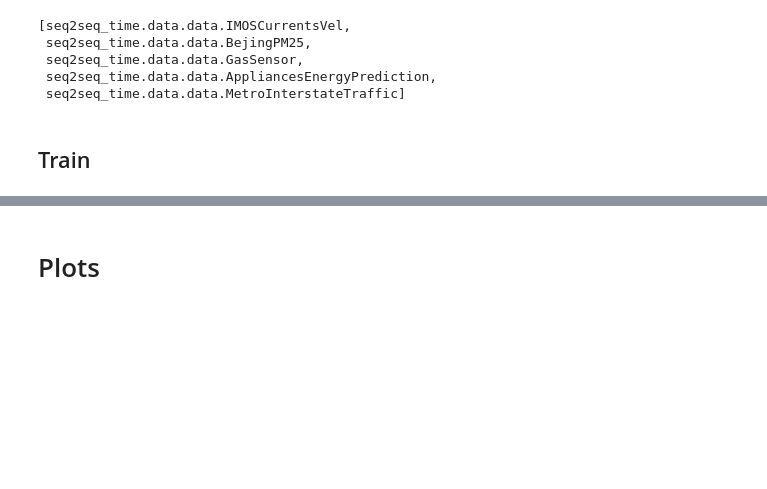
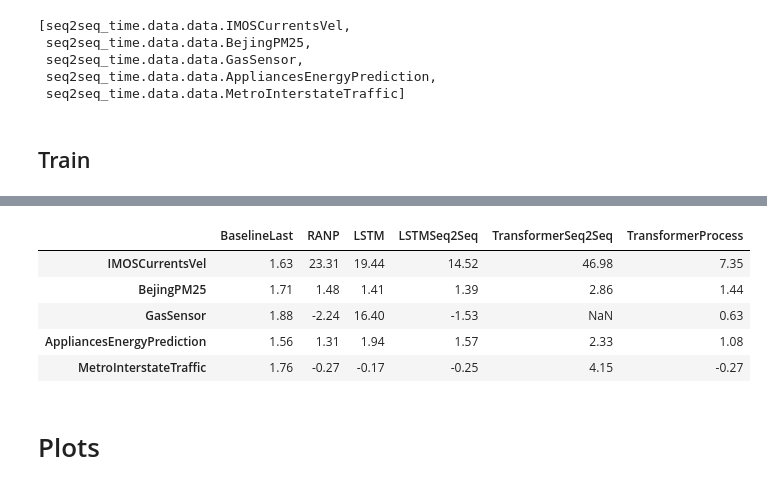
Before and after one commit to wassname/seq2seq-time, a Jupyter notebook: notebooks/05.0-mc-leaderboard.ipynb, the cells around one changed output, grey strips where cells are left out. Cells and saved outputs as stored; diff of their text form; code cells hidden in the pictures; blank space fills up the shorter version.

```diff
--- a/notebooks/05.0-mc-leaderboard.ipynb
+++ b/notebooks/05.0-mc-leaderboard.ipynb
@@ -284,3 +284,14 @@ from collections import defaultdict
 results = defaultdict(dict)
 # %%
 from seq2seq_time.metrics import rmse, smape
+# %%
+for Dataset in datasets:
+    dataset_name = Dataset.__name__
+    dataset = Dataset(datasets_root)
+    ds_train, ds_test = dataset.to_datasets(window_past=window_past,
+                                            window_future=window_future)
+
+    # Init data
+    x_past, y_past, x_future, y_future = ds_train.get_rows(10)
+    input_size = x_past.shape[-1]
+    output_size = y_future.shape[-1]
@@ -385,3 +463,12 @@ EarlyStopping?
+# %%
+df_results.xs('nll', level=1).round(2)
+# %% [output]
+|  | BaselineLast | RANP | LSTM | LSTMSeq2Seq | TransformerSeq2Seq | TransformerProcess |
+| IMOSCurrentsVel | 1.63 | 23.31 | 19.44 | 14.52 | 46.98 | 7.35 |
+| BejingPM25 | 1.71 | 1.48 | 1.41 | 1.39 | 2.86 | 1.44 |
+| GasSensor | 1.88 | -2.24 | 16.40 | -1.53 | NaN | 0.63 |
+| AppliancesEnergyPrediction | 1.56 | 1.31 | 1.94 | 1.57 | 2.33 | 1.08 |
+| MetroInterstateTraffic | 1.76 | -0.27 | -0.17 | -0.25 | 4.15 | -0.27 |
 # %%
 # ds_preds.to_netcdf(trainer.logger.experiment.log_dir+'/ds_preds2.nc')
 # %% [markdown]
```
Also changed, not shown: parts of 4 cells of this notebook, 11 other files.
